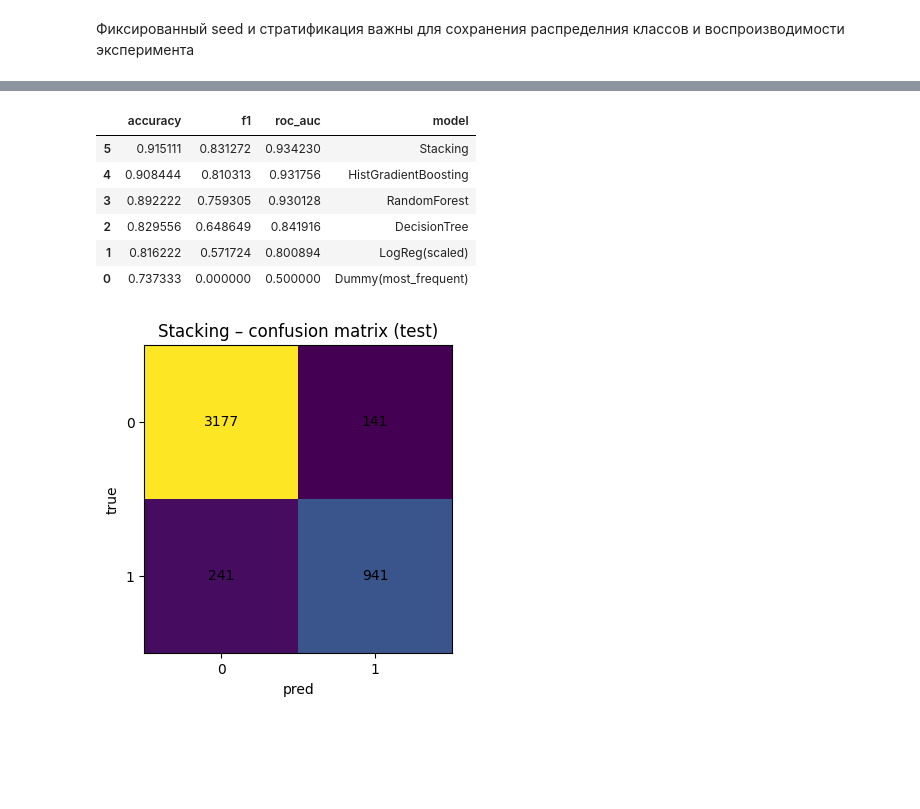
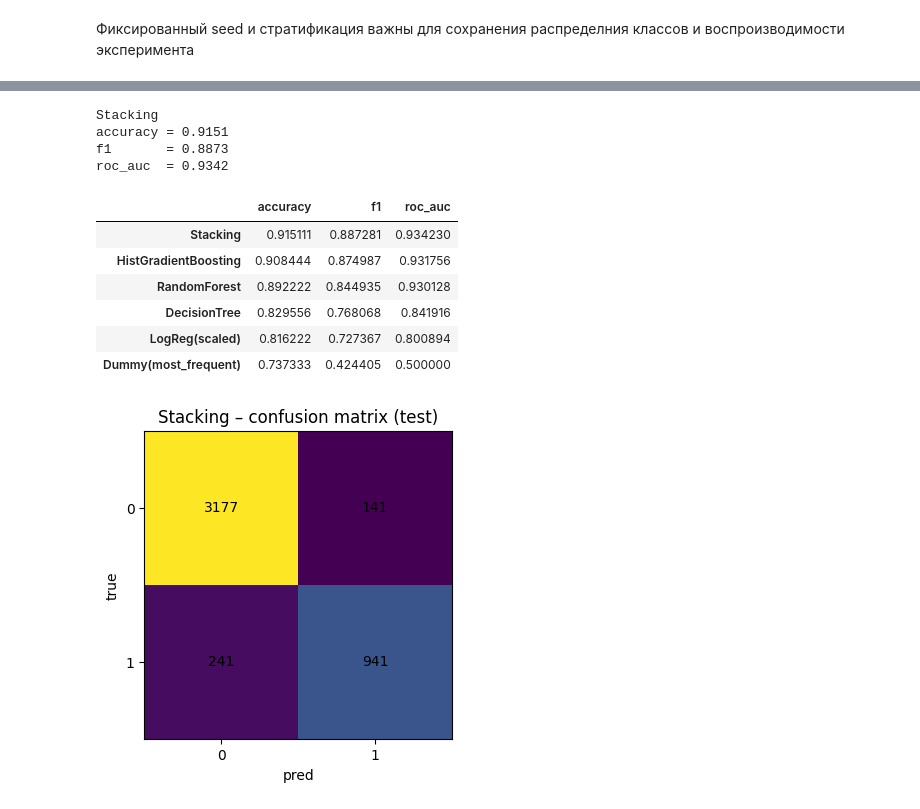
Before and after one commit to deeonowa/aie_repos, a Jupyter notebook: homeworks/HW06/HW06.ipynb, the cells around one changed output, grey strips where cells are left out. Saved outputs shown, nothing was run; the diff lists cells and outputs as text; code cells hidden in the pictures; blank space fills up the shorter version.

Commit message:
feat: def for metric find fix, array changed to list for best json info

```diff
--- a/homeworks/HW06/HW06.ipynb
+++ b/homeworks/HW06/HW06.ipynb
@@ -32,32 +32,34 @@ ARTIFACTS_DIR = Path("artifacts")
 # %%
 # Вспомогательные функции для эксперимента.
 
+# - print_metrics: вывод метрик для Json
 # - compute_metrics: считает метрики (accuracy, F1, ROC-AUC при наличии вероятностей)
 # - evaluate_on_test: единообразная оценка модели на тесте
 # - save_json: аккуратное сохранение артефактов
 # - plot_confusion / plot_roc: быстрая диагностика качества
 
-def compute_metrics(y_true, y_pred, y_proba=None) -> dict:
-    m = {
-        "accuracy": float(accuracy_score(y_true, y_pred)),
-        "f1": float(f1_score(y_true, y_pred)),
-    }
+def print_metrics(y_true, y_pred, y_proba=None, title=None):
+    if title:
+        print(title)
+    acc = accuracy_score(y_true, y_pred)
+    f1 = f1_score(y_true, y_pred, average='macro')
+    print(f"accuracy = {acc:.4f}")
+    print(f"f1       = {f1:.4f}")
     if y_proba is not None:
         try:
-            m["roc_auc"] = float(roc_auc_score(y_true, y_proba))
+            auc = roc_auc_score(y_true, y_proba, multi_class='ovr')
+            print(f"roc_auc  = {auc:.4f}")
         except Exception:
-            m["roc_auc"] = None
-    else:
-        m["roc_auc"] = None
-    return m
+            pass
+    return {"accuracy": float(acc), "f1": float(f1), "roc_auc": float(auc) if y_proba is not None else None}
+
 
 def evaluate_on_test(model, X_test, y_test, label: str) -> dict:
     pred = model.predict(X_test)
     proba = None
     if hasattr(model, "predict_proba"):
         proba = model.predict_proba(X_test)[:, 1]
-    metrics = compute_metrics(y_test, pred, proba)
-    metrics["model"] = label
+    metrics = print_metrics(y_test, pred, proba, label)
     return metrics
 
 def save_json(obj: dict, path: Path):
@@ -153,7 +155,7 @@ X_train.shape, X_test.shape
 # %%
 cv = StratifiedKFold(n_splits=5, shuffle=True, random_state=RANDOM_STATE)
 
-results = []
+results = {}
 best_models = {}  # label -> fitted best estimator
 search_summaries = {}  # label -> краткая инфа о подборе
 
@@ -161,7 +163,7 @@ search_summaries = {}  # label -> краткая инфа о подборе
 
 dummy = DummyClassifier(strategy="most_frequent", random_state=RANDOM_STATE)
 dummy.fit(X_train, y_train)
-results.append(evaluate_on_test(dummy, X_test, y_test, "Dummy(most_frequent)"))
+results["Dummy(most_frequent)"] = (evaluate_on_test(dummy, X_test, y_test, "Dummy(most_frequent)"))
 best_models["Dummy(most_frequent)"] = dummy
 
 # 2.2 LogisticRegression baseline (с минимальным подбором)
@@ -199,4 +201,4 @@ search_summaries["LogReg(scaled)"] = {
     "best_cv_roc_auc": float(lr_search.best_score_),
 }
 
-results.append(evaluate_on_test(best_lr, X_test, y_test, "LogReg(scaled)"))
+results["LogReg(scaled)"] = (evaluate_on_test(best_lr, X_test, y_test, "LogReg(scaled)"))
@@ -304,24 +339,28 @@ stack = StackingClassifier(
 
 stack.fit(X_train, y_train)
 best_models["Stacking"] = stack
-results.append(evaluate_on_test(stack, X_test, y_test, "Stacking"))
+results["Stacking"] = (evaluate_on_test(stack, X_test, y_test, "Stacking"))
+# %% [output]
+Stacking
+accuracy = 0.9151
+f1       = 0.8873
+roc_auc  = 0.9342
 # %%
 # Сводка результатов в таблицу
 df_res_info = pd.DataFrame(results)
 
 df_sorted = df_res_info.copy()
-df_sorted["roc_auc_sort"] = df_sorted["roc_auc"].fillna(-1.0)
-df_sorted = df_sorted.sort_values(["roc_auc_sort", "accuracy"], ascending=False).drop(columns=["roc_auc_sort"])
-
+df_models = df_sorted.T
+df_sorted = df_models.sort_values('roc_auc', ascending=False)
 df_sorted
 # %% [output]
-|  | accuracy | f1 | roc_auc | model |
-| 5 | 0.915111 | 0.831272 | 0.934230 | Stacking |
-| 4 | 0.908444 | 0.810313 | 0.931756 | HistGradientBoosting |
-| 3 | 0.892222 | 0.759305 | 0.930128 | RandomForest |
-| 2 | 0.829556 | 0.648649 | 0.841916 | DecisionTree |
-| 1 | 0.816222 | 0.571724 | 0.800894 | LogReg(scaled) |
-| 0 | 0.737333 | 0.000000 | 0.500000 | Dummy(most_frequent) |
+|  | accuracy | f1 | roc_auc |
+| Stacking | 0.915111 | 0.887281 | 0.934230 |
+| HistGradientBoosting | 0.908444 | 0.874987 | 0.931756 |
+| RandomForest | 0.892222 | 0.844935 | 0.930128 |
+| DecisionTree | 0.829556 | 0.768068 | 0.841916 |
+| LogReg(scaled) | 0.816222 | 0.727367 | 0.800894 |
+| Dummy(most_frequent) | 0.737333 | 0.424405 | 0.500000 |
 # %%
 # Сохранение артефактов эксперимента в artifacts/
 
```
Also changed, not shown: parts of 11 cells of this notebook.
